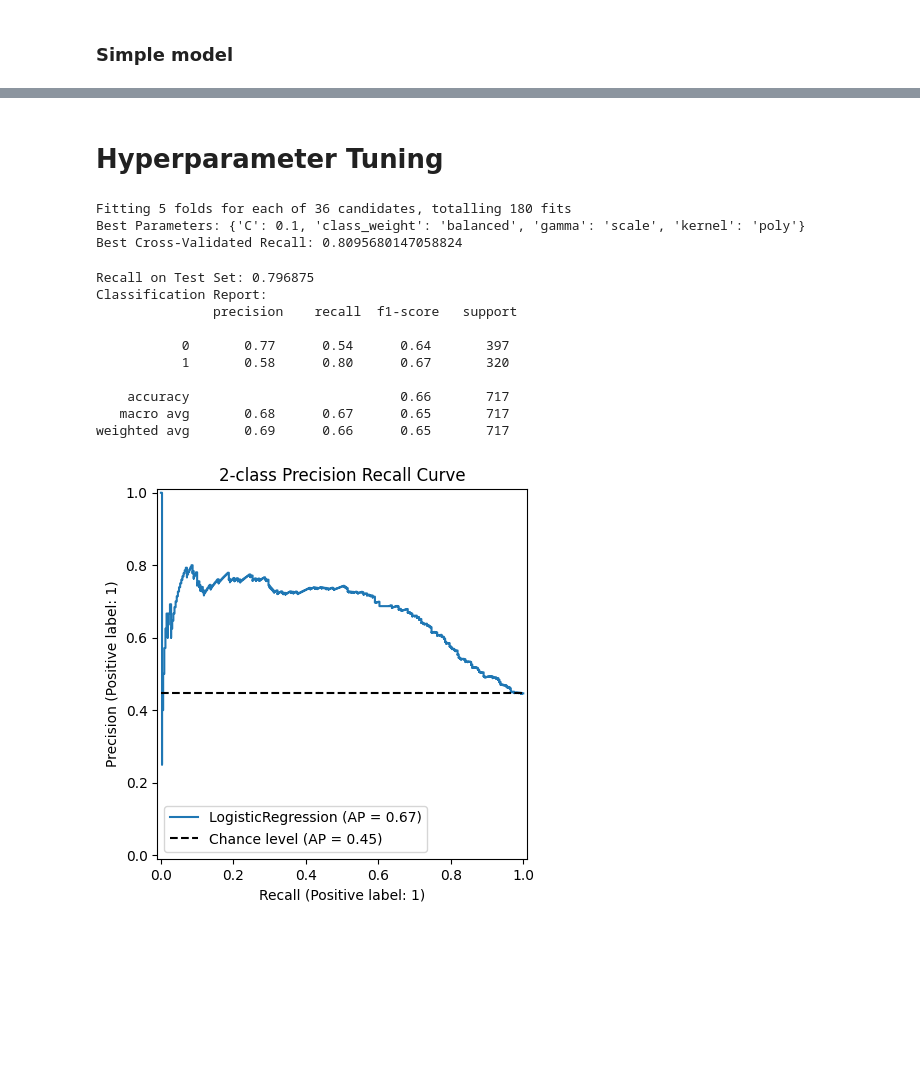
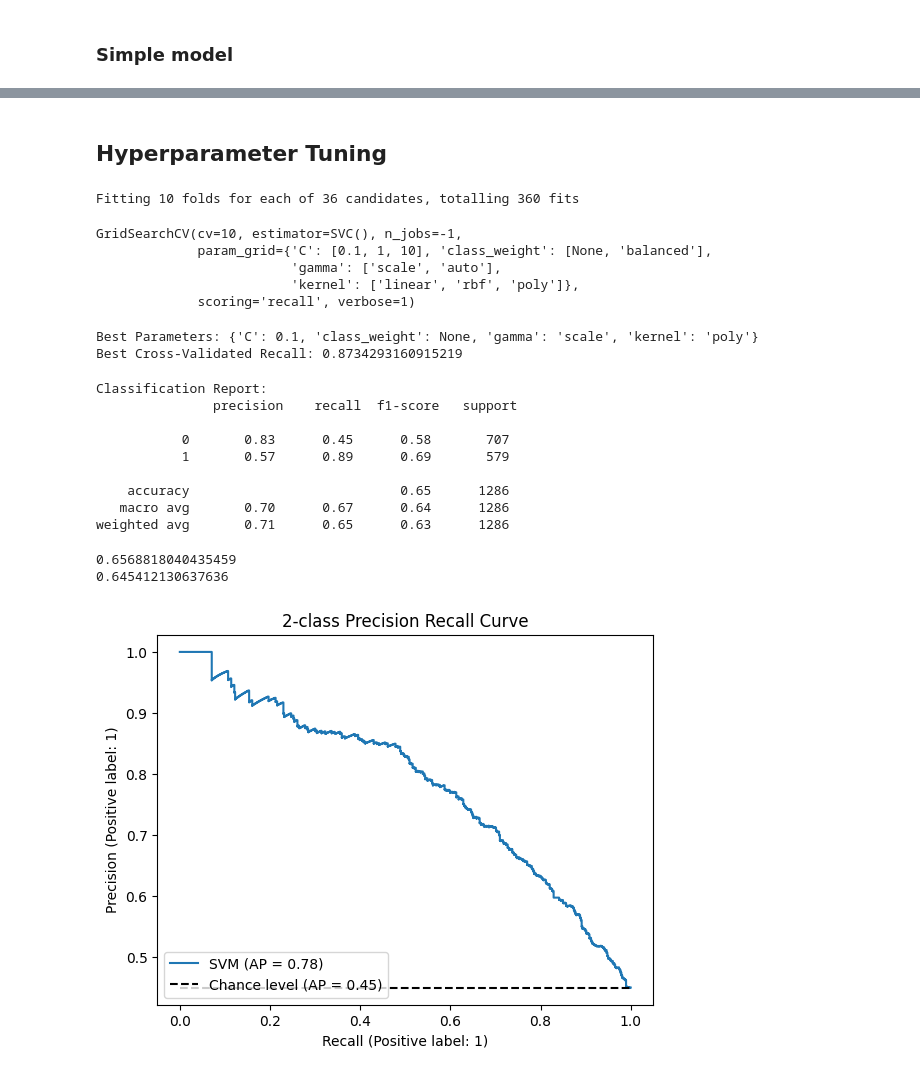
Before and after one commit to deepakbastola/malnutrition, a Jupyter notebook: models/svm.ipynb, the cells around one changed output, grey strips where cells are left out. Drawn from its saved outputs; the diff is of its cells as text; code cells hidden in the pictures; blank space fills up the shorter version.

```diff
--- a/models/svm.ipynb
+++ b/models/svm.ipynb
@@ -94 +24,6 @@ y = df2['malnurished']
 X_train, X_test, y_train, y_test = train_test_split(X, y, test_size = 0.2, stratify = y, random_state=42)
+# %%
+sm = SMOTE(random_state=42)
+X_train_sm, y_train_sm = sm.fit_resample(X_train, y_train)
+print('Before SMOTE: ', Counter(y_train))
+print('After SMOTE: ', Counter(y_train_sm))
@@ -98,5 +36,4 @@ X_train, X_test, y_train, y_test = train_test_split(X, y, test_size = 0.2, strat
 ### Simple model
 # %%
 svm = SVC(probability=True, random_state=42)
-svm.fit(X_train, y_train)
-y_pred = svm.predict(X_test)
+svm.fit(X_train_sm, y_train_sm)
@@ -141,58 +59,65 @@ plt.show()
 # %% [markdown]
-# Hyperparameter Tuning
+## Hyperparameter Tuning
 # %%
-param_grid = {
+params = {
     'C': [0.1, 1, 10],
     'kernel': ['linear', 'rbf', 'poly'],
     'gamma': ['scale', 'auto'],
     'class_weight': [None, 'balanced']
 }
 
-svm_tune = SVC(probability=True, random_state=42)
-
-grid_search_svm = GridSearchCV(
-    estimator=svm_tune,
-    param_grid=param_grid,
+grid_search = GridSearchCV(
+    estimator=SVC(),
+    param_grid=params,
     scoring='recall',
-    cv=5,
+    cv=10,
     verbose=1,
     n_jobs=-1
 )
 
-grid_search_svm.fit(X_train, y_train)
-
-print("Best Parameters:", grid_search_svm.best_params_)
-print("Best Cross-Validated Recall:", grid_search_svm.best_score_)
+grid_search.fit(X_train_sm, y_train_sm)
 # %% [output]
-Fitting 5 folds for each of 36 candidates, totalling 180 fits
-Best Parameters: {'C': 0.1, 'class_weight': 'balanced', 'gamma': 'scale', 'kernel': 'poly'}
-Best Cross-Validated Recall: 0.8095680147058824
+Fitting 10 folds for each of 36 candidates, totalling 360 fits
+GridSearchCV(cv=10, estimator=SVC(), n_jobs=-1,
+             param_grid={'C': [0.1, 1, 10], 'class_weight': [None, 'balanced'],
+                         'gamma': ['scale', 'auto'],
+                         'kernel': ['linear', 'rbf', 'poly']},
+             scoring='recall', verbose=1)
+# %%
+print("Best Parameters:", grid_search.best_params_)
+print("Best Cross-Validated Recall:", grid_search.best_score_)
+# %% [output]
+Best Parameters: {'C': 0.1, 'class_weight': None, 'gamma': 'scale', 'kernel': 'poly'}
+Best Cross-Validated Recall: 0.8734293160915219
 # %%
-best_svm = grid_search_svm.best_estimator_
+best_svm = grid_search.best_estimator_
 y_pred = best_svm.predict(X_test)
-
-print("Recall on Test Set:", recall_score(y_test, y_pred))
 print("Classification Report:\n", classification_report(y_test, y_pred))
 # %% [output]
-Recall on Test Set: 0.796875
 Classification Report:
                precision    recall  f1-score   support
 
-           0       0.77      0.54      0.64       397
-           1       0.58      0.80      0.67       320
+           0       0.83      0.45      0.58       707
+           1       0.57      0.89      0.69       579
 
-    accuracy                           0.66       717
-   macro avg       0.68      0.67      0.65       717
-weighted avg       0.69      0.66      0.65       717
+    accuracy                           0.65      1286
+   macro avg       0.70      0.67      0.64      1286
+weighted avg       0.71      0.65      0.63      1286
+# %%
+print(best_svm.score(X_train, y_train)) # Train accuracy
+print(best_svm.score(X_test, y_test)) # Test accuracy
+# %% [output]
+0.6568818040435459
+0.645412130637636
 # %%
 display = PrecisionRecallDisplay.from_estimator(
     best_svm,
     X_test,
     y_test,
-    name="LogisticRegression",
+    name="SVM",
     plot_chance_level = True,
 )
 display.ax_.set_title('2-class Precision Recall Curve')
 plt.show()
 # %% [output]
-[figure, old version]
+[figure, new version]
```
Also changed, not shown: parts of 12 cells of this notebook.
